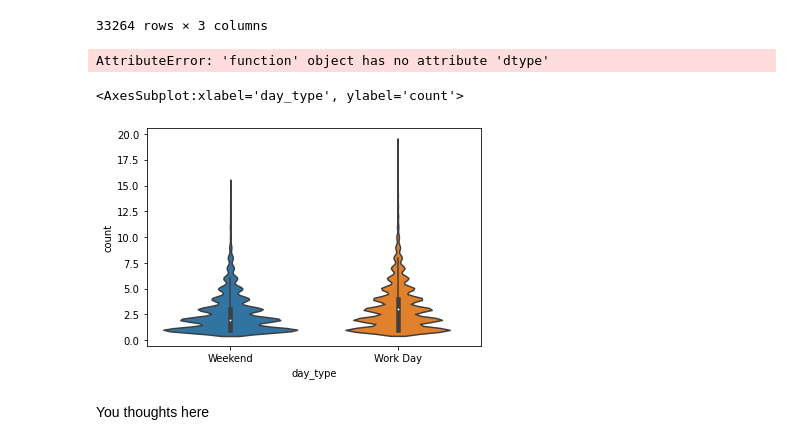
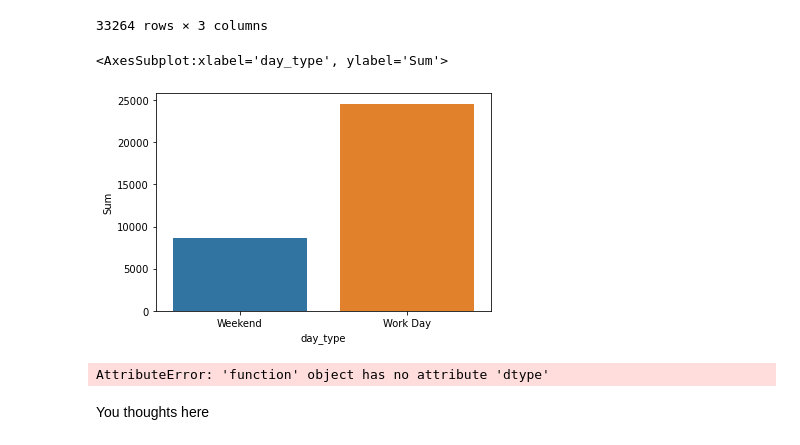
Before and after one commit to dreols01/module3_more_about_mutate, a Jupyter notebook: 3_2_working_with_dates.ipynb, the cells around one changed output. Cells and saved outputs as stored; diff of their text form; code cells hidden in the pictures.

```diff
--- a/3_2_working_with_dates.ipynb
+++ b/3_2_working_with_dates.ipynb
@@ -568,16 +556,15 @@ uber_new
 | 33263 | 2014-04-30 23:57:00 | Work Day | 3 |
 33264 rows × 3 columns
 # %%
-(uber_new
+uber_updated = (uber_new
 >> group_by('day_type')
->> summarise(Sum = mean(X.count)))
+>> summarise(Sum = n(X.date)))
-# %% [output]
-AttributeError: 'function' object has no attribute 'dtype'
 # %%
 # Your code for plot 1 here
-sns.violinplot(data = uber_new,
+sns.barplot(data = uber_updated,
             x = 'day_type',
-            y = 'count')
+            y = 'Sum',
+            ci=None)
 # %% [output]
-<AxesSubplot:xlabel='day_type', ylabel='count'>
+<AxesSubplot:xlabel='day_type', ylabel='Sum'>
-[figure, old version]
+[figure, new version]
@@ -586,3 +571,19 @@ sns.violinplot(data = uber_new,
+# %%
+# Your code for plot 2 here
+sns.barplot(data= (uber_april
+>> mutate(day_type = X.date.apply(classify_day),
+              day = X.date.dt.day)
+>> group_by('day_type', 'day')
+>> summarise(count = n(X.date))
+>> ungroup()
+>> group_by('day_type')
+>> summarize(Average = mean(X.count))),
+
+x = 'day_type',
+y = 'Average',
+ci=None)
+# %% [output]
+AttributeError: 'function' object has no attribute 'dtype'
 # %% [markdown]
 You thoughts here
 # %% [markdown]
```
Also changed, not shown: parts of 3 cells of this notebook.
